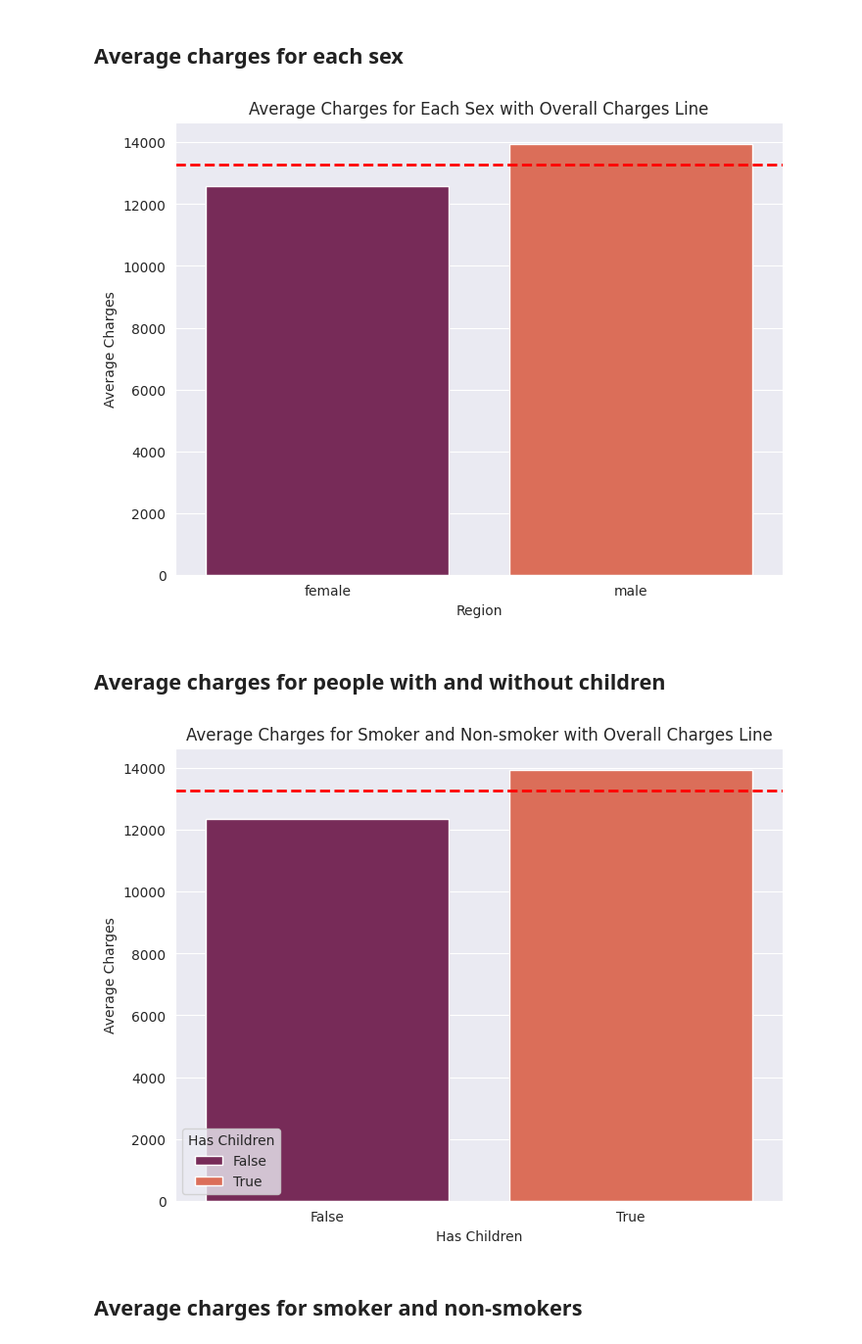
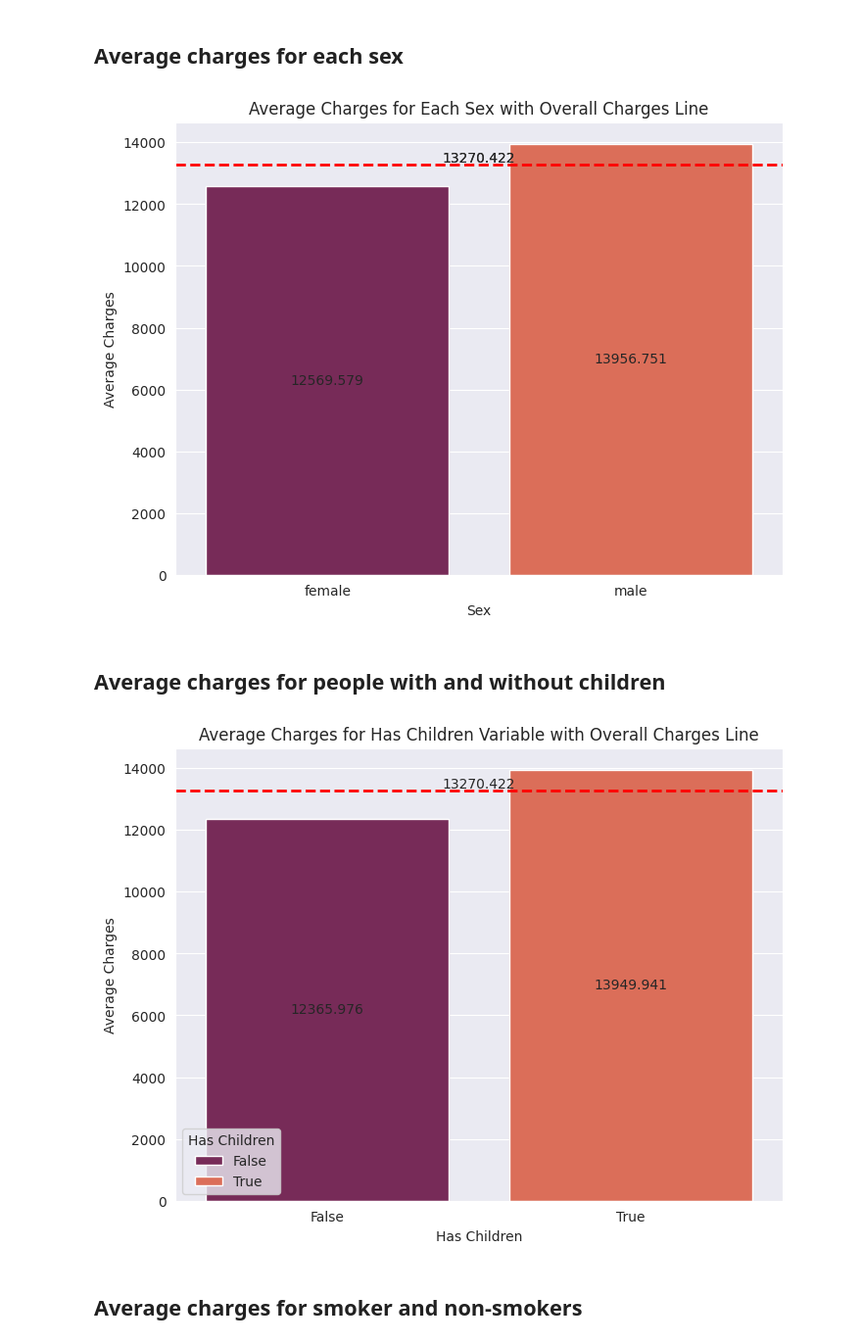
Before and after one commit to Vasyl-Poremchuk/us-medical-insurance-costs, a Jupyter notebook: us_medical_insurance_costs.ipynb, the cells around one changed output. Shown at 98% size. Drawn from its saved outputs; the diff is of its cells as text; code cells hidden in the pictures.

Commit message:
Add values to charts & add a README.md file

```diff
--- a/us_medical_insurance_costs.ipynb
+++ b/us_medical_insurance_costs.ipynb
@@ -114,7 +114,7 @@ def get_average_value_by_group(
         group the DataFrame
     :param aggregate_by_column_name: Specify the column name by which to
         aggregate the DataFrame
-    :return:
+    :return: A DataFrame
     """
     average_value_by_group = (
         df.groupby(group_by_column_name)[aggregate_by_column_name]
@@ -124,6 +124,36 @@ def get_average_value_by_group(
     )
 
     return average_value_by_group
+# %%
+def add_values(df_by_group: DataFrame) -> None:
+    """Add a value to each bar chart.
+
+    :param df_by_group: DataFrame: Specify the grouped DataFrame output
+    :return: None
+    """
+    for i, value in enumerate(df_by_group.values):
+        plt.text(
+            x=i,
+            y=value[1] // 2,
+            s=value[1],
+            ha="center",
+            va="center",
+        )
+# %%
+def add_value(df_by_group: DataFrame, average_value: float) -> None:
+    """Add a value to horizontal line.
+
+    :param df_by_group: DataFrame: Specify the grouped DataFrame output
+    :param average_value: float: Specify the average value
+    :return: None
+    """
+    plt.text(
+        x=len(df_by_group) // 2 - 0.5,
+        y=average_value,
+        s=str(average_value),
+        ha="center",
+        va="bottom",
+    )
 # %% [markdown]
 ## Percentage of males and females in the dataset
 # %%
@@ -411,6 +441,7 @@ sns.barplot(
     hue="Sex",
     palette="rocket",
 )
+add_values(df_by_group=average_charges_by_sex)
 plt.axhline(
     average_charges,
     color="red",
@@ -418,38 +449,48 @@ plt.axhline(
     linewidth=2,
     label="Overall Average Charges",
 )
+plt.text(
+    x=len(average_charges_by_sex) // 2 - 0.5,
+    y=average_charges,
+    s=average_charges,
+    ha="center",
+    va="bottom"
+)
+add_value(df_by_group=average_charges_by_sex, average_value=average_charges)
 plt.title("Average Charges for Each Sex with Overall Charges Line")
-plt.xlabel("Region")
+plt.xlabel("Sex")
 plt.ylabel("Average Charges")
 
 plt.show()
 # %% [output]
-[figure, old version]
+[figure, new version]
 # %% [markdown]
 ## Average charges for people with and without children
 # %%
 plt.figure(figsize=(8, 6))
 sns.barplot(
     x="Has Children",
     y="Charges",
     data=average_charges_by_children,
     hue="Has Children",
     palette="rocket",
 )
+add_values(df_by_group=average_charges_by_children)
 plt.axhline(
     average_charges,
     color="red",
     linestyle="dashed",
     linewidth=2,
     label="Overall Average Charges",
 )
-plt.title("Average Charges for Smoker and Non-smoker with Overall Charges Line")
+add_value(df_by_group=average_charges_by_children, average_value=average_charges)
+plt.title("Average Charges for Has Children Variable with Overall Charges Line")
 plt.xlabel("Has Children")
 plt.ylabel("Average Charges")
 
 plt.show()
 # %% [output]
-[figure, old version]
+[figure, new version]
 # %% [markdown]
 ## Average charges for smoker and non-smokers
 # %%
```
Also changed, not shown: parts of 6 cells of this notebook, 1 other file.
